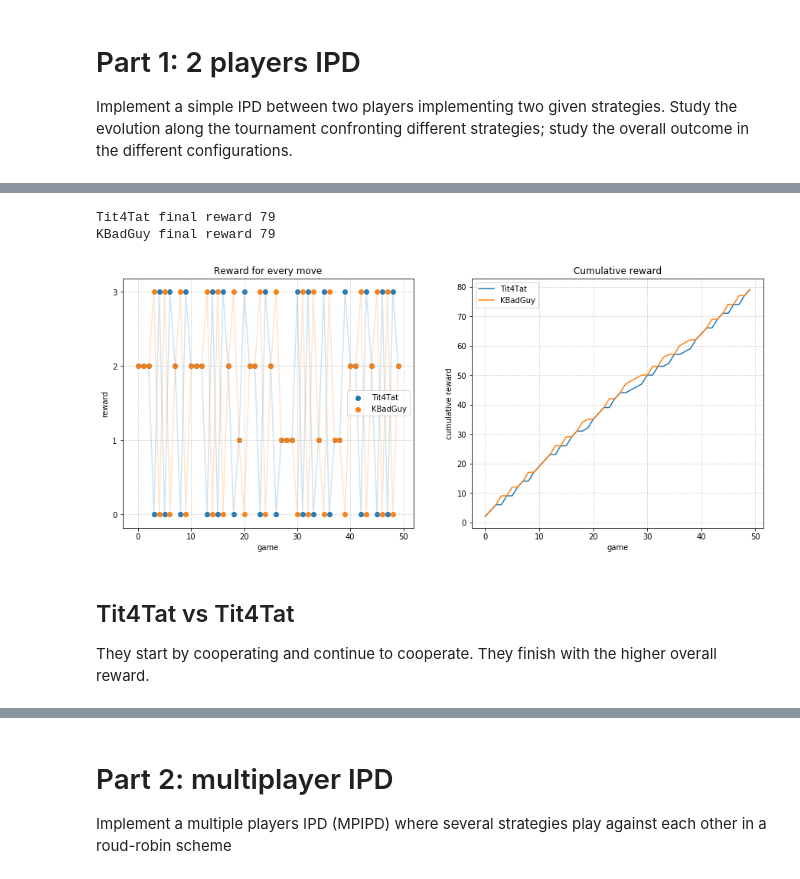
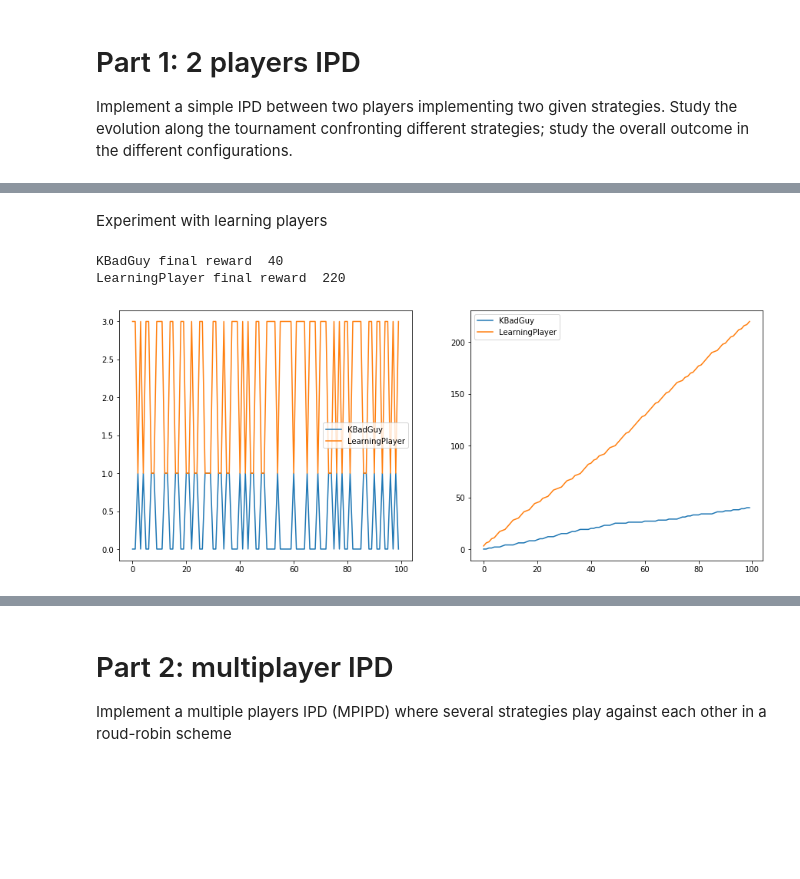
Before and after one commit to donaldssh/Iterative-Prisoners-Dilemma, a Jupyter notebook: Project.ipynb, the cells around one changed output, grey strips where cells are left out. Cells and saved outputs as stored; diff of their text form; code cells hidden in the pictures; blank space fills up the shorter version.

```diff
--- a/Project.ipynb
+++ b/Project.ipynb
@@ -413,53 +396,34 @@ As Tit4Tat copies the KBadGuy, they tend to finish with similar rewards.
+# %% [markdown]
+Experiment with learning players
 # %%
 # Payoff matrix
 M = np.array([[2,0],[3,1]])
 
-# for practicity we are using u as horizontal arrays
-# initialize players instances
-p1 = Tit4Tat([],[],[])
-p2 = KBadGuy(40,[],[])
+p1 = KBadGuy(40,[],[])
+p2 = LearningPlayer([],[])
 
-# game loop
-for i in range(50):
+for i in range(100):
     u1 = p1.move()
     u2 = p2.move()
-    #append p2 move, necessary for the tit4tat
-    p1.append_input(u2)
 
     p1.append_reward(np.array(u1) @ M @ np.array(u2).T)
     p2.append_reward(np.array(u2) @ M @ np.array(u1).T)
 
-# visualization
 fig, ax = plt.subplots(1,2, figsize = (15,6))
-ax[0].plot(p1.r_history, alpha=0.2)
-ax[0].scatter(range(len(p1.r_history)), p1.r_history, label=(type(p1).__name__),)
-ax[0].plot(p2.r_history, alpha=0.2)
-ax[0].scatter(range(len(p2.r_history)), p2.r_history,  label=(type(p2).__name__),)
+ax[0].plot(p1.r_history, label='KBadGuy')
+ax[0].plot(p2.r_history, label='LearningPlayer')
 ax[0].legend()
-ax[0].set_yticks(range(0,4))
-ax[0].set_xlabel("game")
-ax[0].set_ylabel("reward")
-ax[0].set_title("Reward for every move")
-
-ax[1].plot(np.cumsum(p1.r_history), label=(type(p1).__name__))
-ax[1].plot(np.cumsum(p2.r_history), label=(type(p2).__name__))
+ax[1].plot(np.cumsum(p1.r_history), label='KBadGuy')
+ax[1].plot(np.cumsum(p2.r_history), label='LearningPlayer')
 ax[1].legend()
-ax[0].grid(linestyle=":")
-ax[1].set_xlabel("game")
-ax[1].set_ylabel("cumulative reward")
-ax[1].set_title("Cumulative reward")
-ax[1].grid(linestyle=":")
 
 
-print(f"{type(p1).__name__} final reward {sum(p1.r_history)}")
-print(f"{type(p2).__name__} final reward {sum(p2.r_history)}")
+print("KBadGuy final reward ", sum(p1.r_history))
+print("LearningPlayer final reward ", sum(p2.r_history))
 # %% [output]
-Tit4Tat final reward 79
-KBadGuy final reward 79
+KBadGuy final reward  40
+LearningPlayer final reward  220
-[figure, old version]
+[figure, new version]
-# %% [markdown]
-## Tit4Tat vs Tit4Tat
-They start by cooperating and continue to cooperate. They finish with the higher overall reward.
 # %%
 # Payoff matrix
 M = np.array([[2,0],[3,1]])
```
Also changed, not shown: parts of 28 cells of this notebook.
